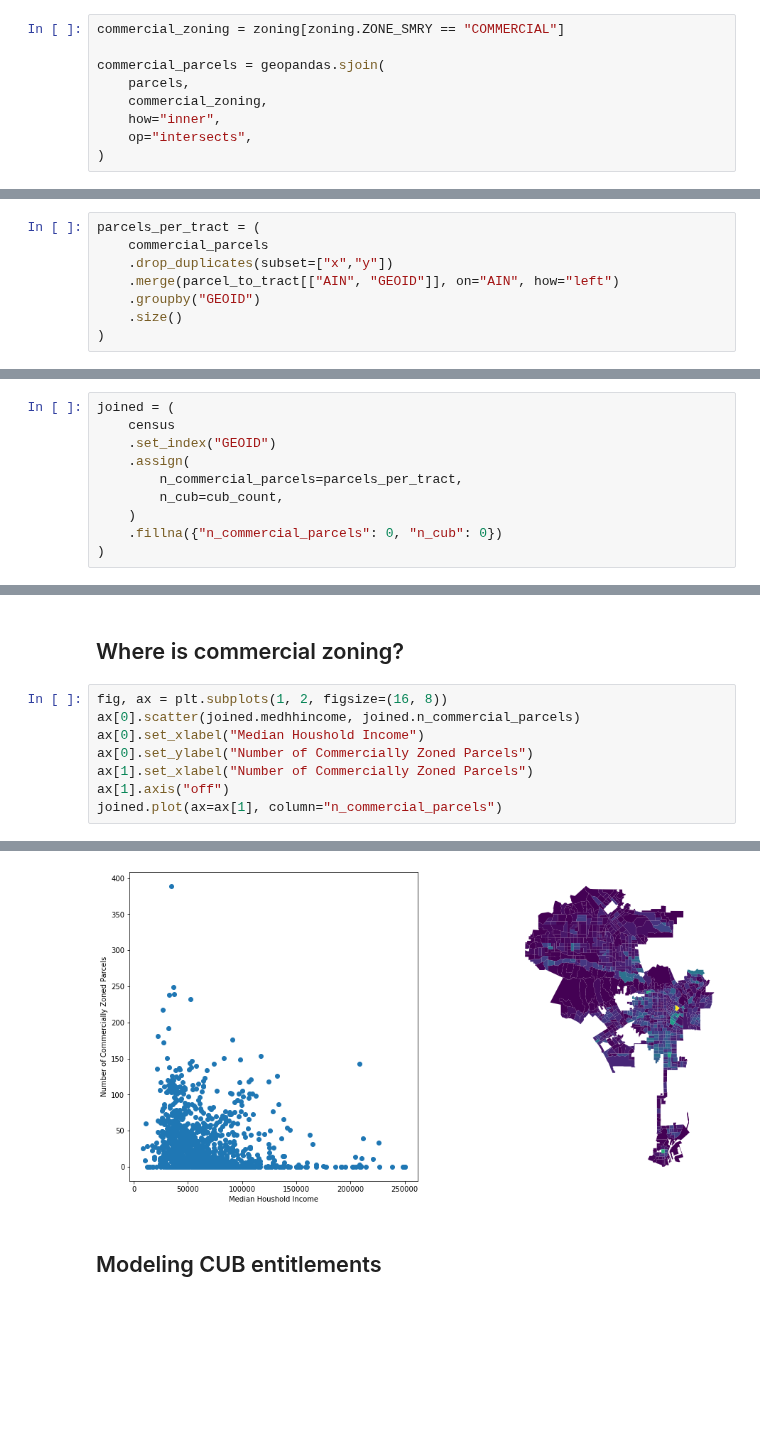
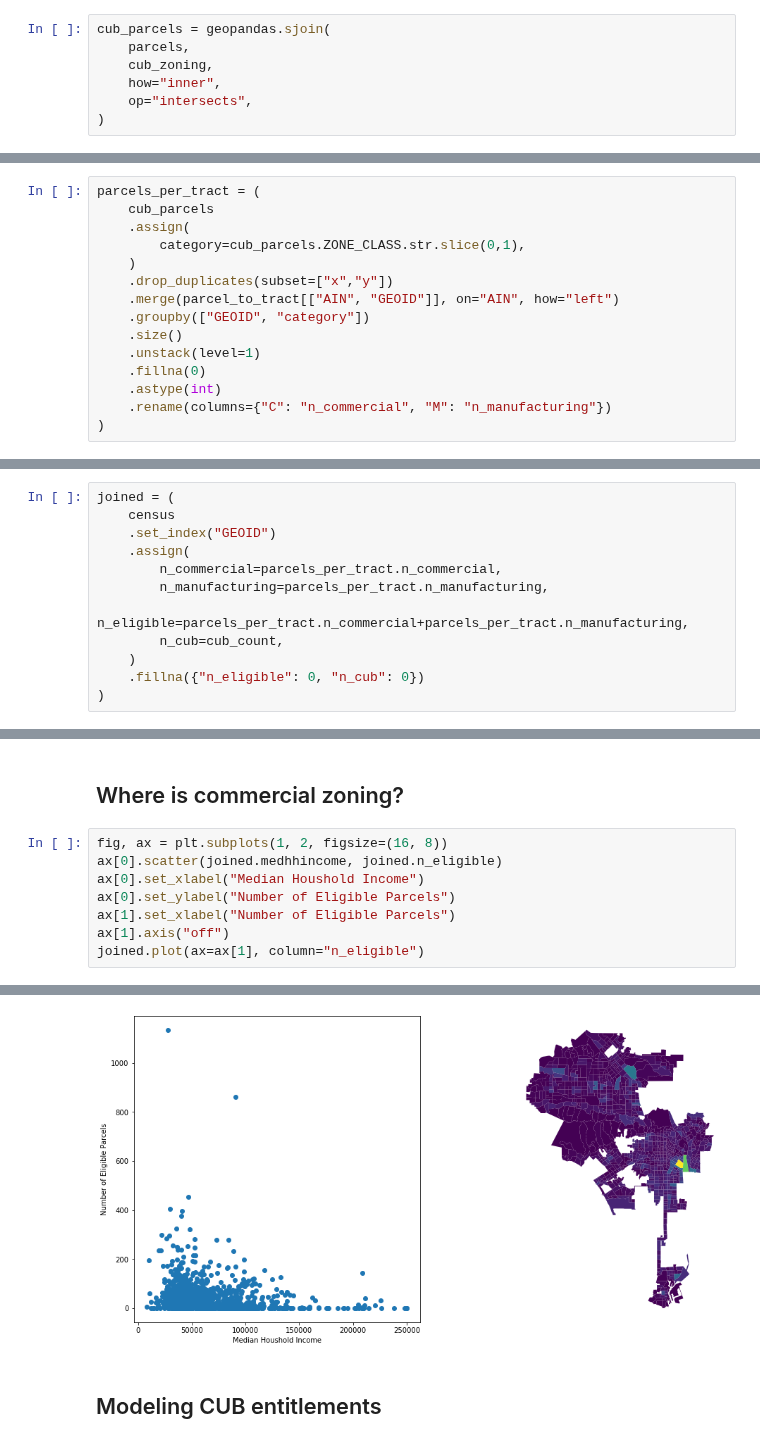
Before and after one commit to CityOfLosAngeles/planning-entitlements, a Jupyter notebook: notebooks/cub-regression.ipynb, the cells around one changed output, grey strips where cells are left out. Cells and saved outputs as stored; diff of their text form; blank space fills up the shorter version.

```diff
--- a/notebooks/cub-regression.ipynb
+++ b/notebooks/cub-regression.ipynb
@@ -36,11 +54,9 @@ zoning = cat.zoning.read().set_crs(epsg=2229, allow_override=True)
 # %% [markdown]
 We presume that CUB permits should only be in areas zoned for commercial use. Let's find all the parcels that fall within a commercial zoning area:
 # %%
-commercial_zoning = zoning[zoning.ZONE_SMRY == "COMMERCIAL"]
-
-commercial_parcels = geopandas.sjoin(
+cub_parcels = geopandas.sjoin(
     parcels,
-    commercial_zoning,
+    cub_zoning,
     how="inner",
     op="intersects",
 )
@@ -49,11 +65,18 @@ As an aggregate statistic, count the number of commercial parcels
 on a per-census-tract level:
 # %%
 parcels_per_tract = (
-    commercial_parcels
+    cub_parcels
+    .assign(
+        category=cub_parcels.ZONE_CLASS.str.slice(0,1),
+    )
     .drop_duplicates(subset=["x","y"])
     .merge(parcel_to_tract[["AIN", "GEOID"]], on="AIN", how="left")
-    .groupby("GEOID")
+    .groupby(["GEOID", "category"])
     .size()
+    .unstack(level=1)
+    .fillna(0)
+    .astype(int)
+    .rename(columns={"C": "n_commercial", "M": "n_manufacturing"})
 )
 # %% [markdown]
 Now, let's bring in Census data:
@@ -90,10 +113,12 @@ joined = (
     census
     .set_index("GEOID")
     .assign(
-        n_commercial_parcels=parcels_per_tract,
+        n_commercial=parcels_per_tract.n_commercial,
+        n_manufacturing=parcels_per_tract.n_manufacturing,
+        n_eligible=parcels_per_tract.n_commercial+parcels_per_tract.n_manufacturing,
         n_cub=cub_count,
     )
-    .fillna({"n_commercial_parcels": 0, "n_cub": 0})
+    .fillna({"n_eligible": 0, "n_cub": 0})
 )
 # %%
 joined = geopandas.GeoDataFrame(joined, geometry=tracts.set_index("GEOID10").geometry)
@@ -101,10 +126,10 @@ joined = geopandas.GeoDataFrame(joined, geometry=tracts.set_index("GEOID10").geo
 ## Where is commercial zoning?
 # %%
 fig, ax = plt.subplots(1, 2, figsize=(16, 8))
-ax[0].scatter(joined.medhhincome, joined.n_commercial_parcels)
+ax[0].scatter(joined.medhhincome, joined.n_eligible)
 ax[0].set_xlabel("Median Houshold Income")
-ax[0].set_ylabel("Number of Commercially Zoned Parcels")
-ax[1].set_xlabel("Number of Commercially Zoned Parcels")
+ax[0].set_ylabel("Number of Eligible Parcels")
+ax[1].set_xlabel("Number of Eligible Parcels")
 ax[1].axis("off")
-joined.plot(ax=ax[1], column="n_commercial_parcels")
+joined.plot(ax=ax[1], column="n_eligible")
 # %% [output]
@@ -112,4 +137,4 @@ joined.plot(ax=ax[1], column="n_commercial_parcels")
-[figure, old version]
+[figure, new version]
 # %% [markdown]
 ## Modeling CUB entitlements
 # %% [markdown]
```
Also changed, not shown: parts of 18 cells of this notebook, 1 other file.
